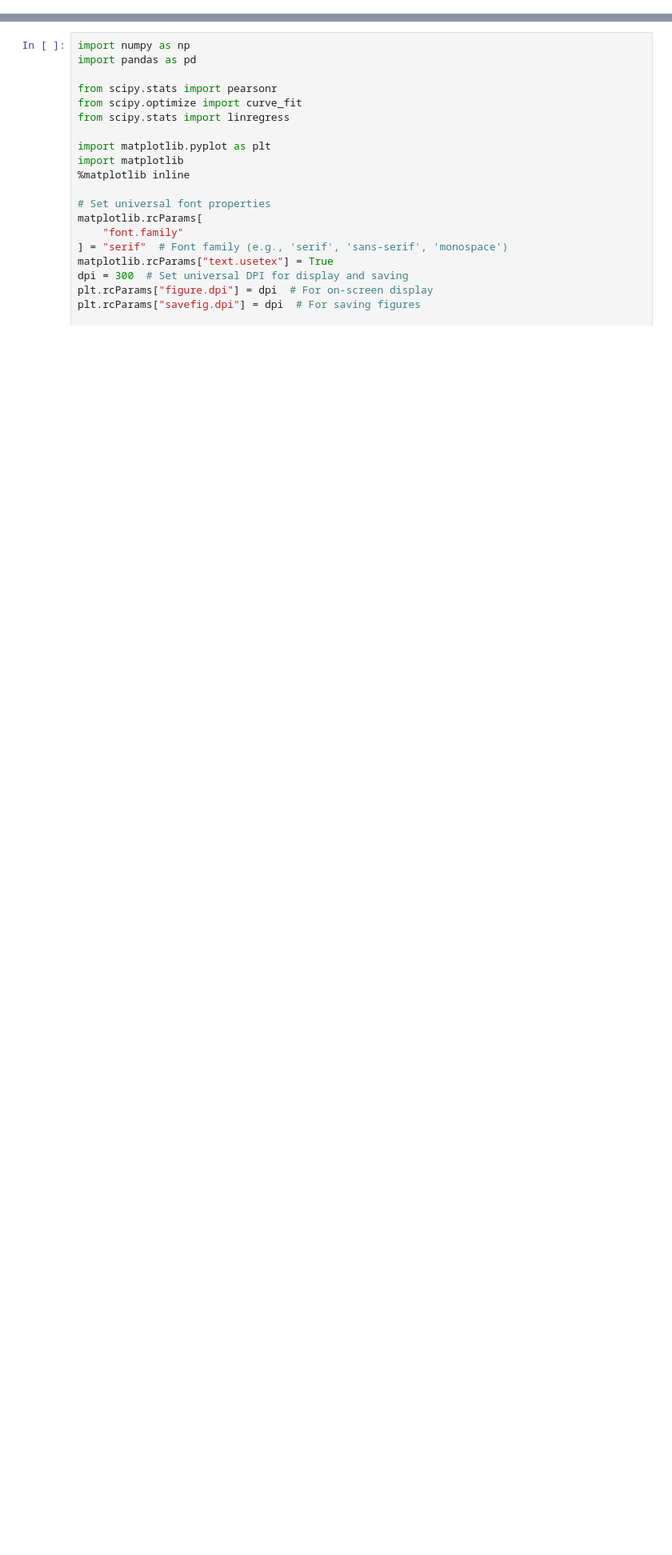
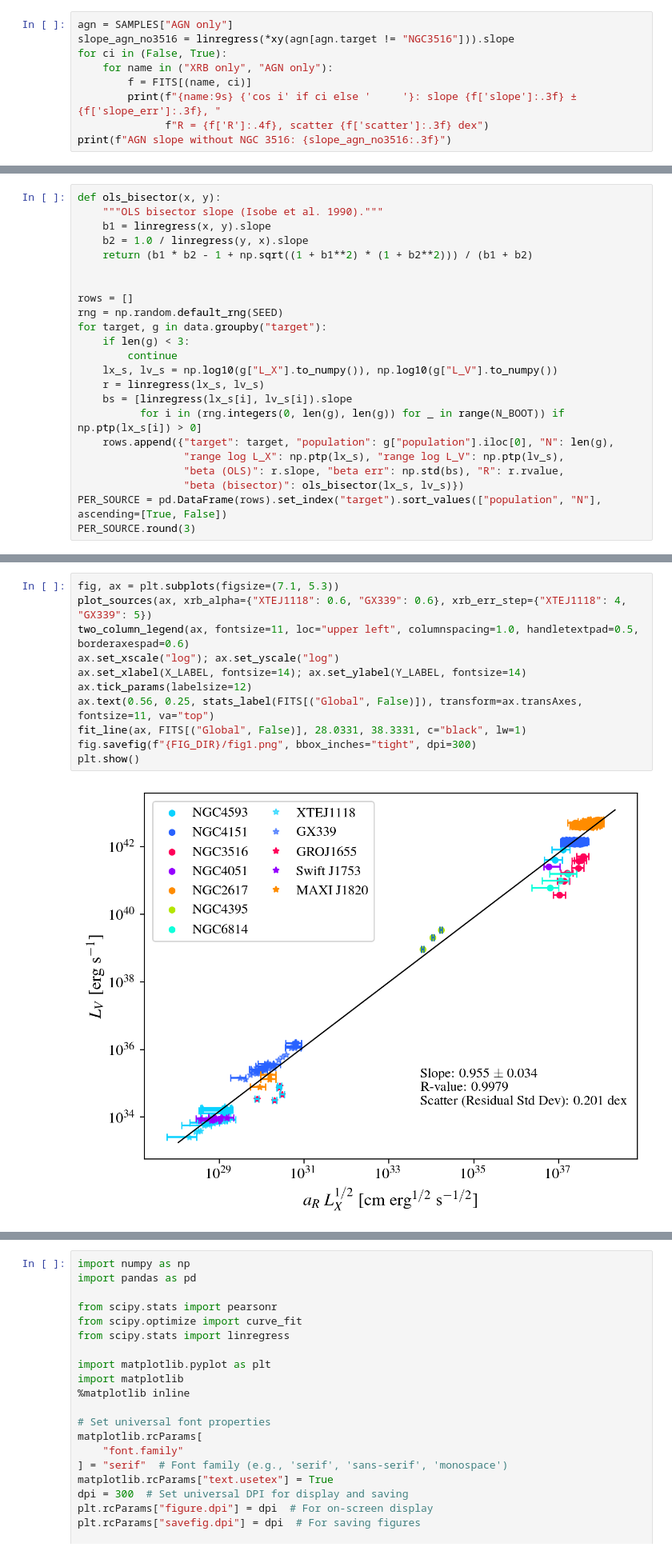
Before and after one commit to changhyun-cho/astrophysics, a Jupyter notebook: agn-xrb/correlations.ipynb, the cells around one changed output, grey strips where cells are left out. Shown at 80% size. Cells and saved outputs as stored; diff of their text form; blank space fills up the shorter version.

```diff
--- a/agn-xrb/correlations.ipynb
+++ b/agn-xrb/correlations.ipynb
@@ -2,0 +424,9 @@
+# %%
+agn = SAMPLES["AGN only"]
+slope_agn_no3516 = linregress(*xy(agn[agn.target != "NGC3516"])).slope
+for ci in (False, True):
+    for name in ("XRB only", "AGN only"):
+        f = FITS[(name, ci)]
+        print(f"{name:9s} {'cos i' if ci else '     '}: slope {f['slope']:.3f} ± {f['slope_err']:.3f}, "
+              f"R = {f['R']:.4f}, scatter {f['scatter']:.3f} dex")
+print(f"AGN slope without NGC 3516: {slope_agn_no3516:.3f}")
@@ -2,0 +468,23 @@
+# %%
+def ols_bisector(x, y):
+    """OLS bisector slope (Isobe et al. 1990)."""
+    b1 = linregress(x, y).slope
+    b2 = 1.0 / linregress(y, x).slope
+    return (b1 * b2 - 1 + np.sqrt((1 + b1**2) * (1 + b2**2))) / (b1 + b2)
+
+
+rows = []
+rng = np.random.default_rng(SEED)
+for target, g in data.groupby("target"):
+    if len(g) < 3:
+        continue
+    lx_s, lv_s = np.log10(g["L_X"].to_numpy()), np.log10(g["L_V"].to_numpy())
+    r = linregress(lx_s, lv_s)
+    bs = [linregress(lx_s[i], lv_s[i]).slope
+          for i in (rng.integers(0, len(g), len(g)) for _ in range(N_BOOT)) if np.ptp(lx_s[i]) > 0]
+    rows.append({"target": target, "population": g["population"].iloc[0], "N": len(g),
+                 "range log L_X": np.ptp(lx_s), "range log L_V": np.ptp(lv_s),
+                 "beta (OLS)": r.slope, "beta err": np.std(bs), "R": r.rvalue,
+                 "beta (bisector)": ols_bisector(lx_s, lv_s)})
+PER_SOURCE = pd.DataFrame(rows).set_index("target").sort_values(["population", "N"], ascending=[True, False])
+PER_SOURCE.round(3)
@@ -2,0 +568,13 @@
+# %%
+fig, ax = plt.subplots(figsize=(7.1, 5.3))
+plot_sources(ax, xrb_alpha={"XTEJ1118": 0.6, "GX339": 0.6}, xrb_err_step={"XTEJ1118": 4, "GX339": 5})
+two_column_legend(ax, fontsize=11, loc="upper left", columnspacing=1.0, handletextpad=0.5, borderaxespad=0.6)
+ax.set_xscale("log"); ax.set_yscale("log")
+ax.set_xlabel(X_LABEL, fontsize=14); ax.set_ylabel(Y_LABEL, fontsize=14)
+ax.tick_params(labelsize=12)
+ax.text(0.56, 0.25, stats_label(FITS[("Global", False)]), transform=ax.transAxes, fontsize=11, va="top")
+fit_line(ax, FITS[("Global", False)], 28.0331, 38.3331, c="black", lw=1)
+fig.savefig(f"{FIG_DIR}/fig1.png", bbox_inches="tight", dpi=300)
+plt.show()
+# %% [output]
+[figure, added]
```
Also changed, not shown: parts of 111 cells of this notebook, 2 other files.
